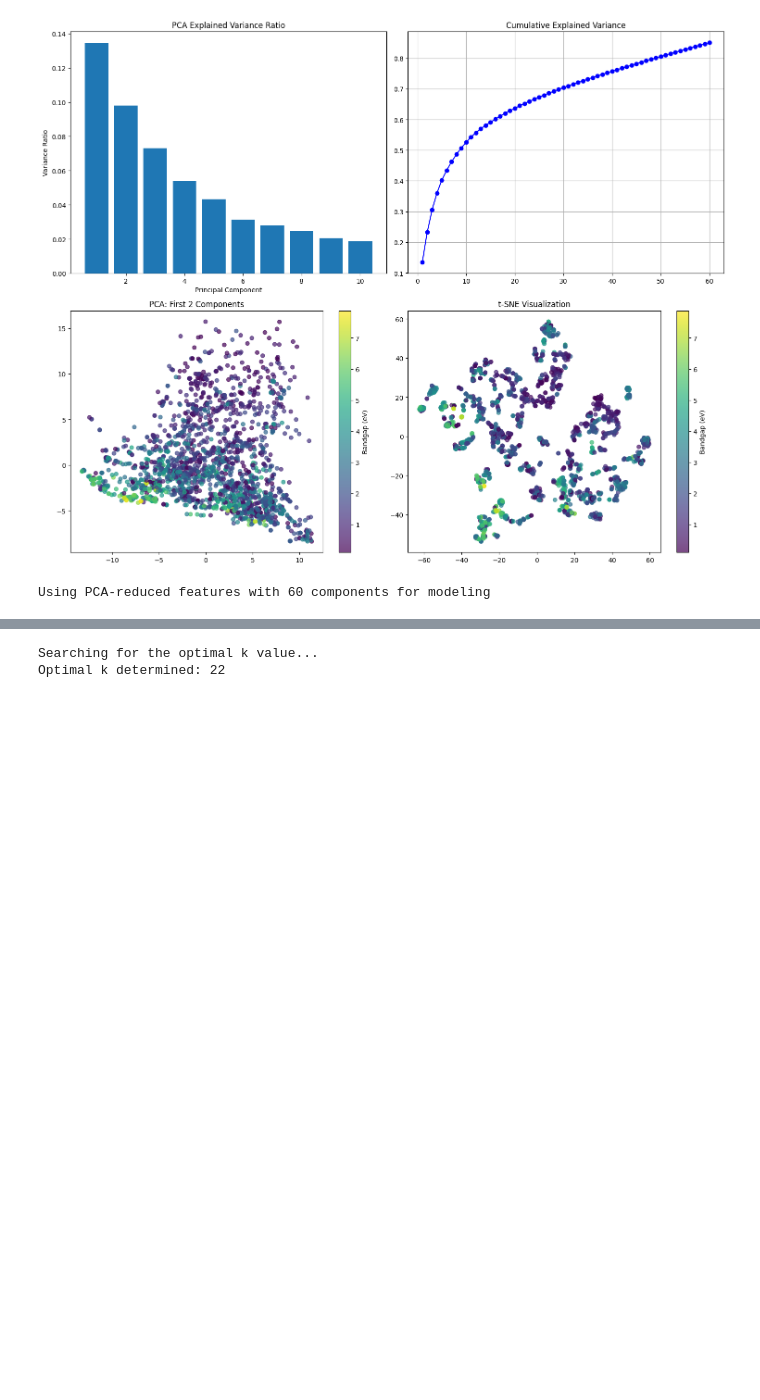
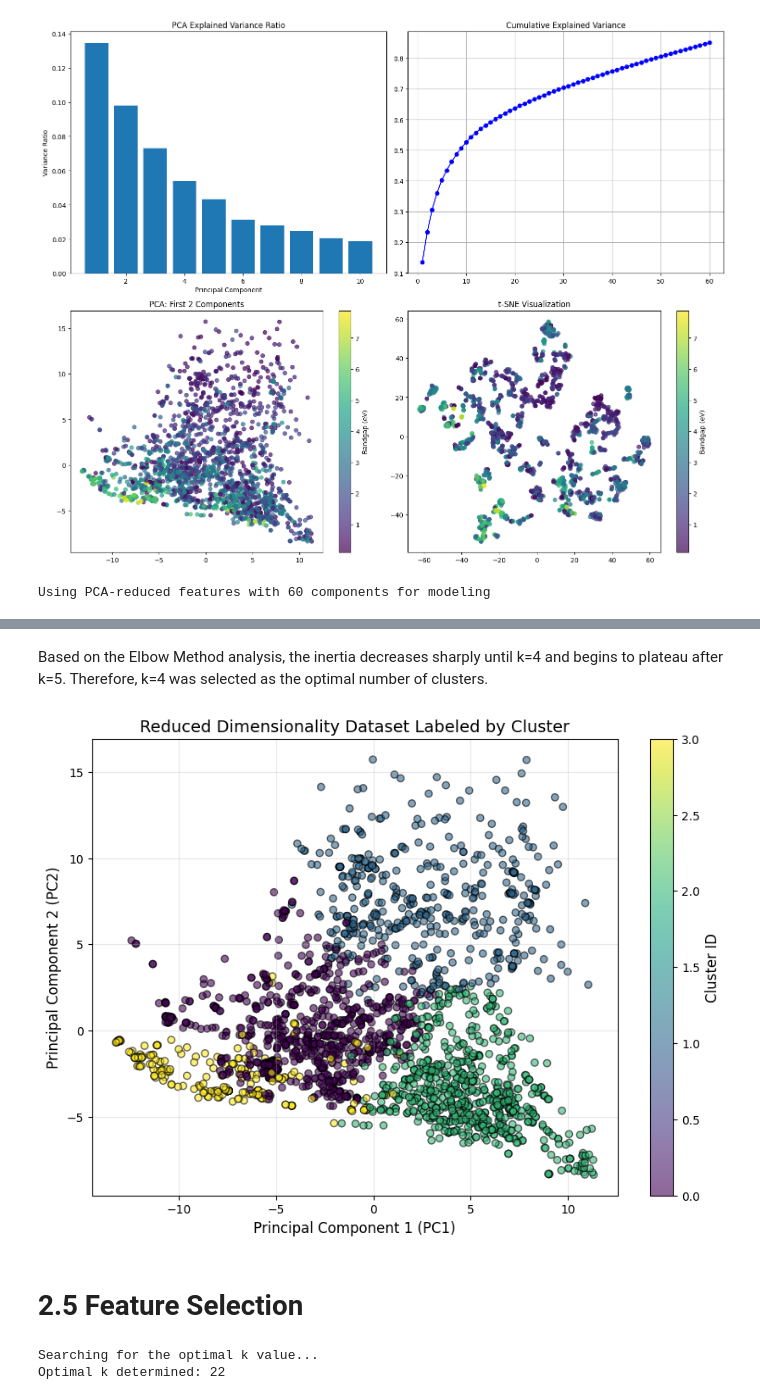
Before and after one commit to xqwu1108-create/MSE1003H_XueqiuWu_1011808741, a Jupyter notebook: A1.ipynb, the cells around one changed output, grey strips where cells are left out. Cells and saved outputs as stored; diff of their text form; code cells hidden in the pictures; blank space fills up the shorter version.

```diff
--- a/A1.ipynb
+++ b/A1.ipynb
@@ -591,3 +623,28 @@ Using PCA-reduced features with 60 components for modeling
+# %% [markdown]
+Based on the Elbow Method analysis, the inertia decreases sharply until k=4 and begins to plateau after k=5. Therefore, k=4 was selected as the optimal number of clusters.
+# %%
+# K-Means Clustering on PCA-Reduced Data
+num_clusters = 4 # based on the elbow method
+kmeans = KMeans(n_clusters=num_clusters, random_state=1003, n_init=10)
+cluster_labels = kmeans.fit_predict(X_reduced)
+
+# Plot the first two Principal Components colored by Cluster ID
+plt.figure(figsize=(10, 7))
+scatter = plt.scatter(X_reduced[:, 0], X_reduced[:, 1], c=cluster_labels, cmap='viridis', alpha=0.6, edgecolors='k')
+
+# Add a color bar to indicate Cluster ID as required by the assignment
+cbar = plt.colorbar(scatter)
+cbar.set_label('Cluster ID', fontsize=12)
+
+plt.title('Reduced Dimensionality Dataset Labeled by Cluster', fontsize=14)
+plt.xlabel('Principal Component 1 (PC1)', fontsize=12)
+plt.ylabel('Principal Component 2 (PC2)', fontsize=12)
+plt.grid(True, alpha=0.3)
+plt.show()
+# %% [output]
+[figure, added]
+# %% [markdown]
+# **2.5 Feature Selection**
 # %%
 from sklearn.model_selection import cross_val_score
 from sklearn.ensemble import RandomForestRegressor
```
Also changed, not shown: parts of 16 cells of this notebook.
